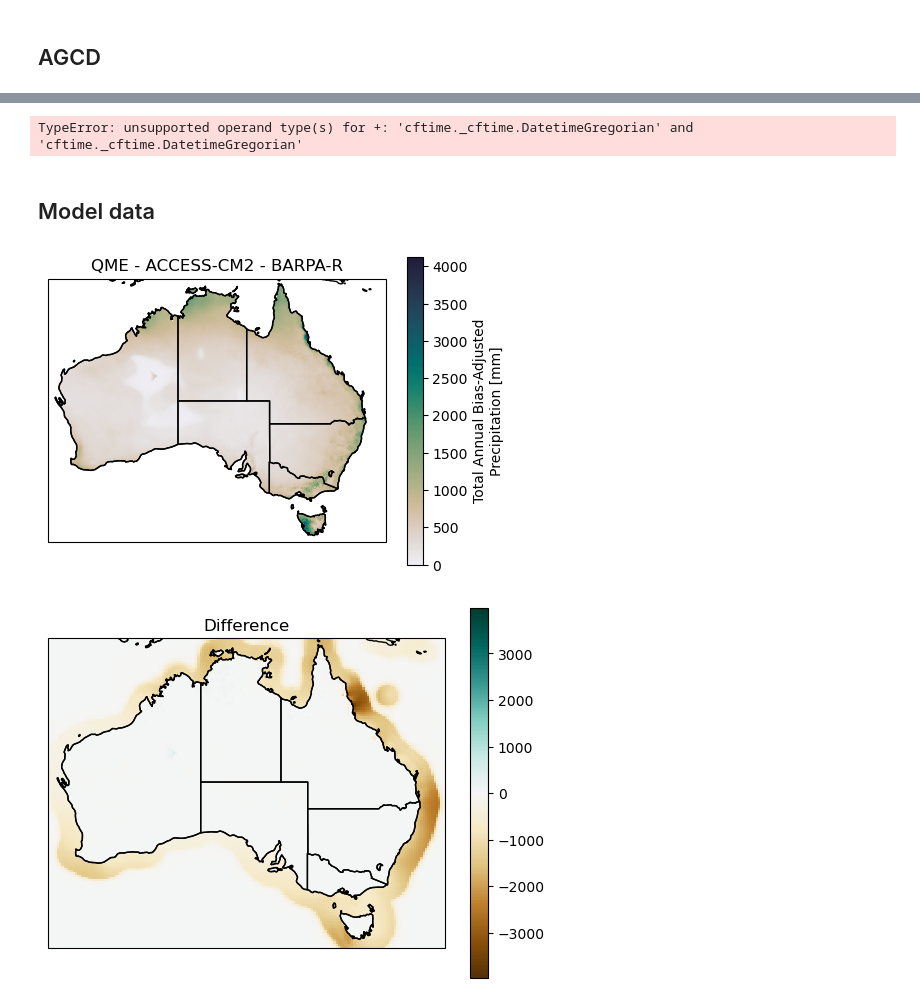
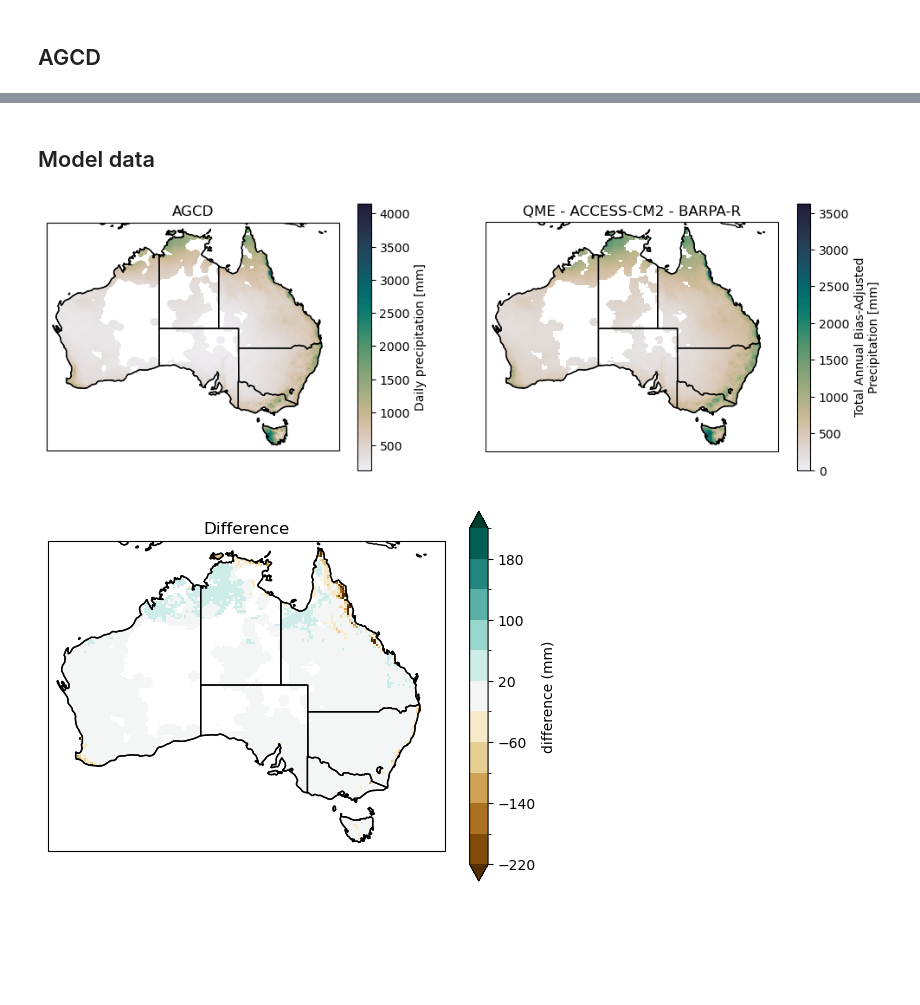
Before and after one commit to AusClimateService/bias-correction-data-release, a Jupyter notebook: residual_bias.ipynb, the cells around one changed output, grey strips where cells are left out. Cells and saved outputs as stored; diff of their text form; code cells hidden in the pictures; blank space fills up the shorter version.

```diff
--- a/residual_bias.ipynb
+++ b/residual_bias.ipynb
@@ -58,11 +59,10 @@ TypeError: unsupported operand type(s) for +: 'cftime._cftime.DatetimeGregorian'
 # %%
-ds_agcd_annual = ds_agcd_annual.compute()
+da_agcd_annual = da_agcd_annual.compute()
-# %% [output]
-TypeError: unsupported operand type(s) for +: 'cftime._cftime.DatetimeGregorian' and 'cftime._cftime.DatetimeGregorian'
 # %%
-da_agcd_clim = ds_agcd_annual['precip'].mean(dim='time').compute()
+da_agcd_clim = da_agcd_annual.mean(dim='time').compute()
 # %%
-clim_dict['AGCD'] = clip_data(da_agcd_clim)
+#clim_dict['AGCD'] = clip_data(da_agcd_clim)
+clim_dict['AGCD'] = mask_by_pr_ob_fraction(da_agcd_clim)
 # %% [markdown]
 ## Model data
 # %%
@@ -78,31 +80,32 @@ ds_qme = xr.open_mfdataset(infiles['qme'])
 # %%
 da_qme_clim = ds_qme['prAdjust'].sel(time=slice('1960-01-01', '2022-12-31')).mean(dim='time').compute()
 # %%
-clim_dict['QME'] = clip_data(da_qme_clim)
+#clim_dict['QME'] = clip_data(da_qme_clim)
+clim_dict['QME'] = mask_by_pr_ob_fraction(da_qme_clim)
 # %%
 fig = plt.figure(figsize=[12,4])
 
-#ax1 = fig.add_subplot(121, projection=ccrs.PlateCarree())
-#im1 = clim_dict['AGCD'].plot(
-#    ax=ax1,
-#    transform=ccrs.PlateCarree(),
-#    cmap=cmocean.cm.rain,
-#)
-#ax1.coastlines()
-#ax1.add_feature(cartopy.feature.STATES)
-#ax1.set_title('AGCD')
+ax1 = fig.add_subplot(121, projection=ccrs.PlateCarree())
+im1 = clim_dict['AGCD'].plot(
+    ax=ax1,
+    transform=ccrs.PlateCarree(),
+    cmap=cmocean.cm.rain,
+)
+ax1.coastlines()
+ax1.add_feature(cartopy.feature.STATES)
+ax1.set_title('AGCD')
 
 ax2 = fig.add_subplot(122, projection=ccrs.PlateCarree())
 im2 = clim_dict['QME'].plot(
     ax=ax2,
     transform=ccrs.PlateCarree(),
     cmap=cmocean.cm.rain,
 )
 ax2.coastlines()
 ax2.add_feature(cartopy.feature.STATES)
 ax2.set_title('QME - ACCESS-CM2 - BARPA-R')
 
 plt.show()
 # %% [output]
-[figure, old version]
+[figure, new version]
 # %%
@@ -111,10 +115,13 @@ diff = clim_dict['QME'] - clim_dict['AGCD']
 fig = plt.figure()
 
 ax1 = fig.add_subplot(111, projection=ccrs.PlateCarree())
-im1 = diff.plot(
+im1 = diff_raw.plot(
     ax=ax1,
     transform=ccrs.PlateCarree(),
     cmap='BrBG',
+    levels=[-220, -180, -140, -100, -60, -20, 20 , 60, 100, 140, 180, 220],
+    cbar_kwargs={'label': 'difference (mm)'},
+    extend='both',
 )
 ax1.coastlines()
 ax1.add_feature(cartopy.feature.STATES)
@@ -122,4 +129,4 @@ ax1.set_title('Difference')
 
 plt.show()
 # %% [output]
-[figure, old version]
+[figure, new version]
```
Also changed, not shown: parts of 10 cells of this notebook, 1 other file.
